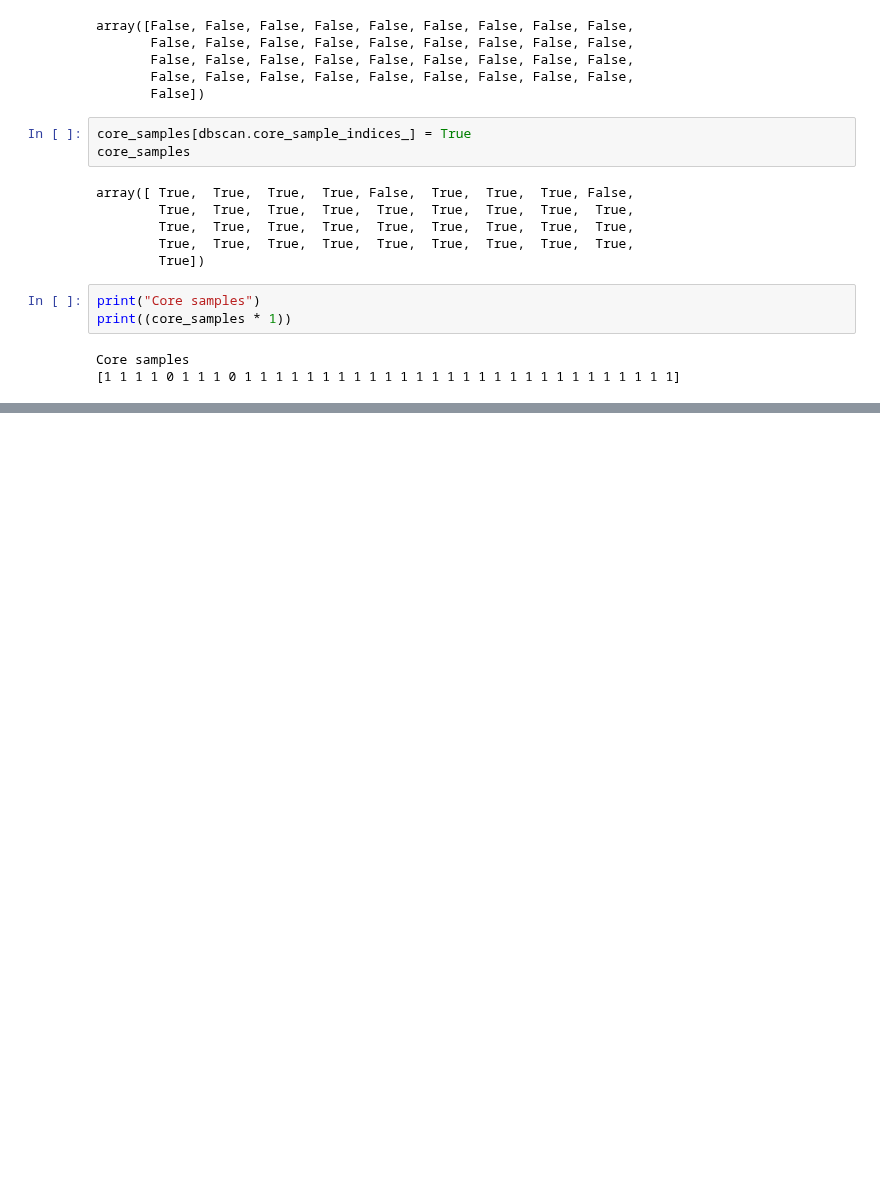
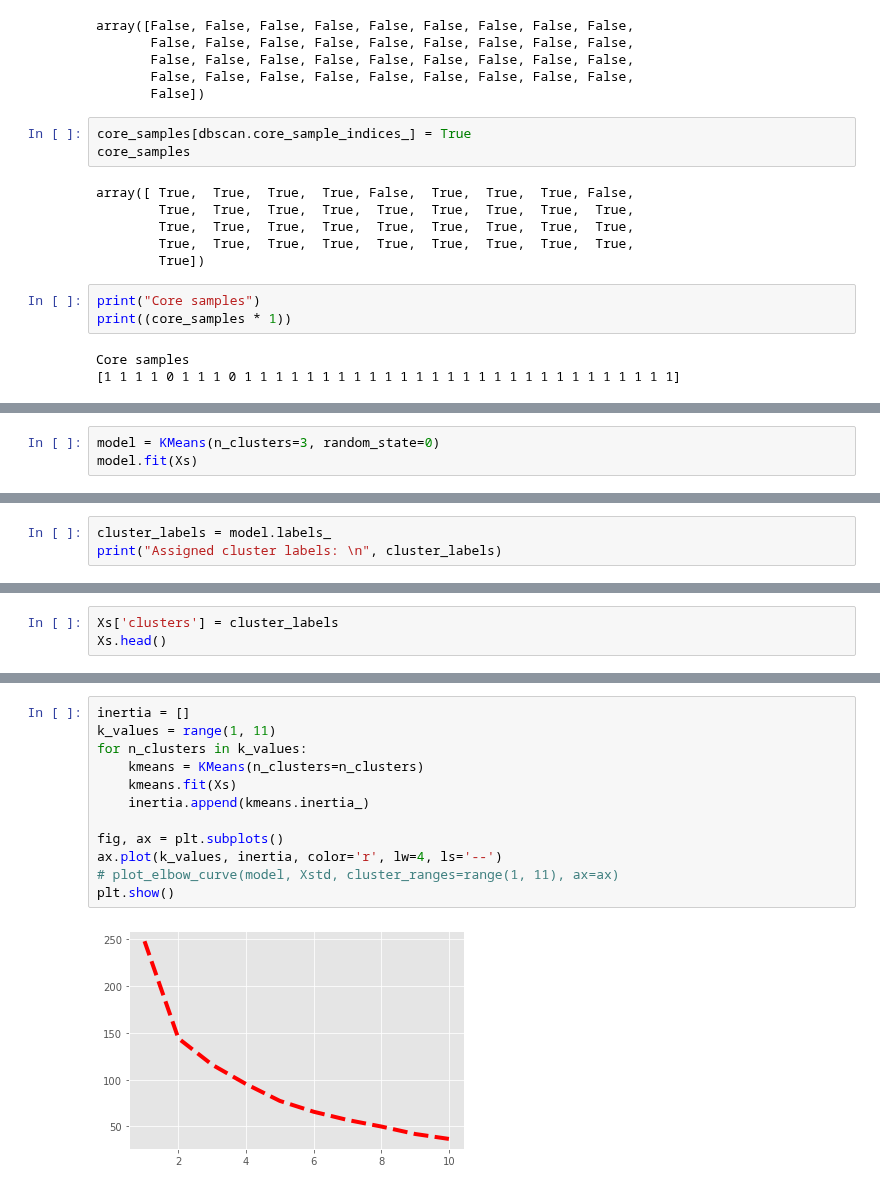
Before and after one commit to paxton615/Notes, a Jupyter notebook: Weather_stations/Download_station_data.ipynb, the cells around one changed output, grey strips where cells are left out. Cells and saved outputs as stored; diff of their text form; blank space fills up the shorter version.

```diff
--- a/Weather_stations/Download_station_data.ipynb
+++ b/Weather_stations/Download_station_data.ipynb
@@ -397,0 +403,3 @@ Core samples
+# %%
+model = KMeans(n_clusters=3, random_state=0)
+model.fit(Xs)
@@ -397,0 +408,3 @@ Core samples
+# %%
+cluster_labels = model.labels_
+print("Assigned cluster labels: \n", cluster_labels)
@@ -397,0 +426,3 @@ Core samples
+# %%
+Xs['clusters'] = cluster_labels
+Xs.head()
@@ -397,0 +436,14 @@ Core samples
+# %%
+inertia = []
+k_values = range(1, 11)
+for n_clusters in k_values:
+    kmeans = KMeans(n_clusters=n_clusters)
+    kmeans.fit(Xs)
+    inertia.append(kmeans.inertia_)
+
+fig, ax = plt.subplots()
+ax.plot(k_values, inertia, color='r', lw=4, ls='--')
+# plot_elbow_curve(model, Xstd, cluster_ranges=range(1, 11), ax=ax)
+plt.show()
+# %% [output]
+[figure, added]
```
Also changed, not shown: parts of 18 cells of this notebook, 7 other files.
